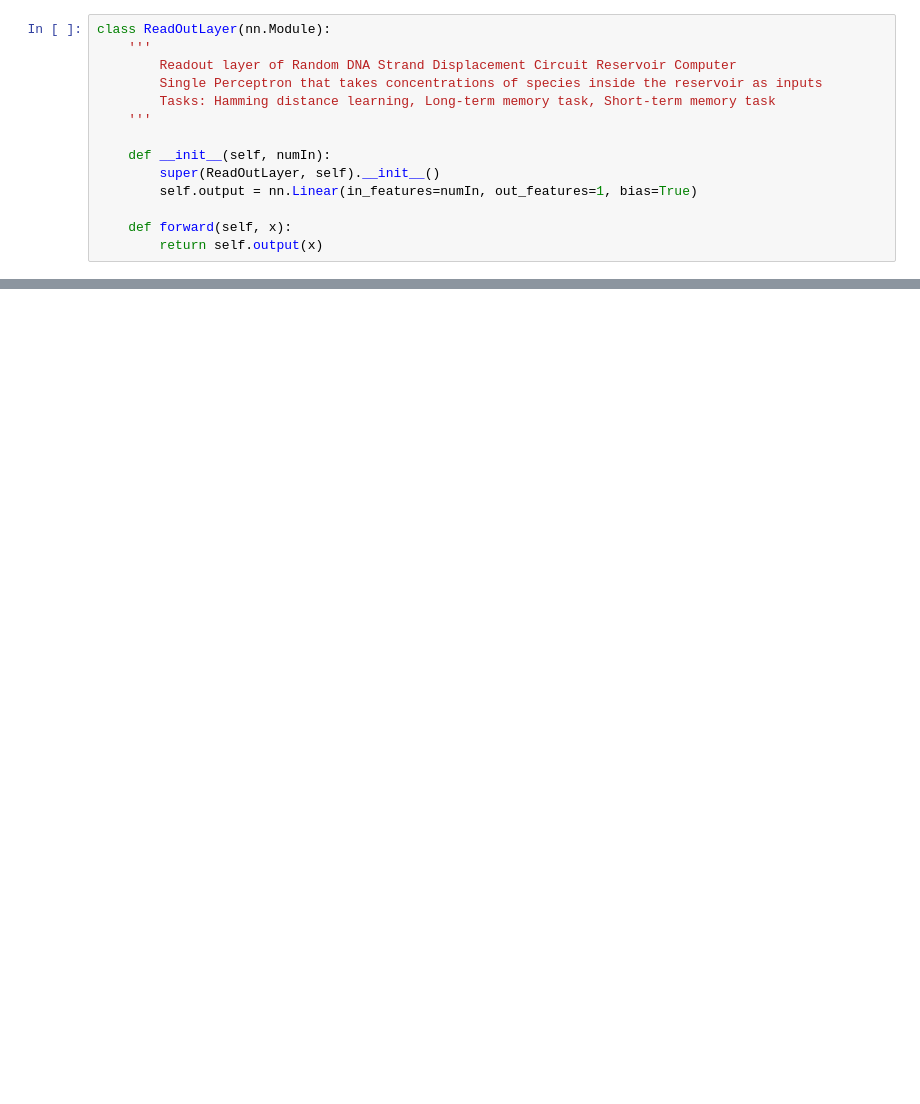
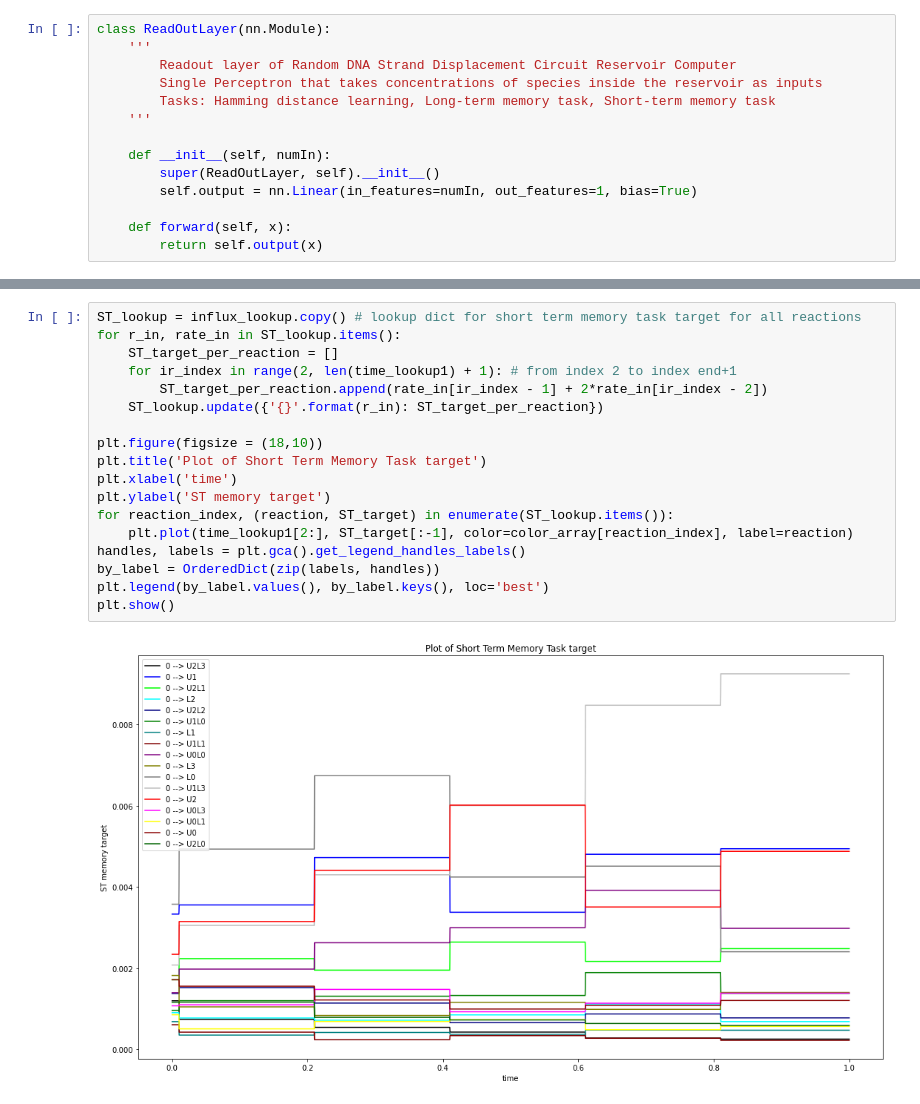
Before and after one commit to hoang24/Random-DNA-Chemistry-Python, a Jupyter notebook: core/readout_display.ipynb, the cells around one changed output, grey strips where cells are left out. Drawn from its saved outputs; the diff is of its cells as text; blank space fills up the shorter version.

```diff
--- a/core/readout_display.ipynb
+++ b/core/readout_display.ipynb
@@ -286,0 +390,20 @@ Testing model:
+# %%
+ST_lookup = influx_lookup.copy() # lookup dict for short term memory task target for all reactions
+for r_in, rate_in in ST_lookup.items():
+    ST_target_per_reaction = []
+    for ir_index in range(2, len(time_lookup1) + 1): # from index 2 to index end+1
+        ST_target_per_reaction.append(rate_in[ir_index - 1] + 2*rate_in[ir_index - 2])
+    ST_lookup.update({'{}'.format(r_in): ST_target_per_reaction})
+
+plt.figure(figsize = (18,10))
+plt.title('Plot of Short Term Memory Task target')
+plt.xlabel('time')
+plt.ylabel('ST memory target')
+for reaction_index, (reaction, ST_target) in enumerate(ST_lookup.items()):
+    plt.plot(time_lookup1[2:], ST_target[:-1], color=color_array[reaction_index], label=reaction)
+handles, labels = plt.gca().get_legend_handles_labels()
+by_label = OrderedDict(zip(labels, handles))
+plt.legend(by_label.values(), by_label.keys(), loc='best')
+plt.show()
+# %% [output]
+[figure, added]
```
Also changed, not shown: parts of 13 cells of this notebook, 2 other files.
